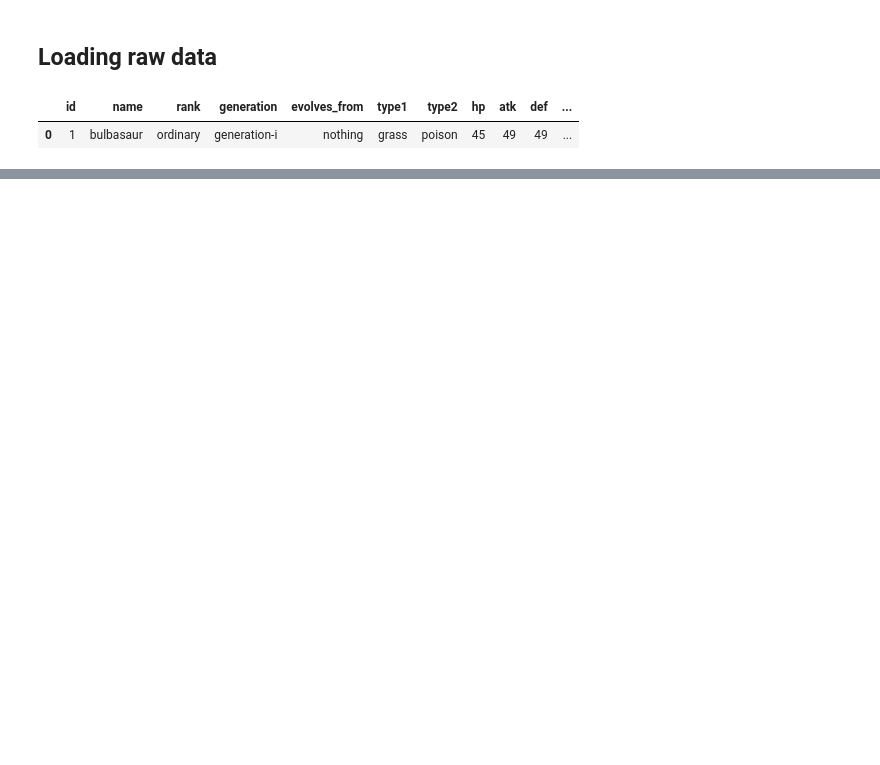
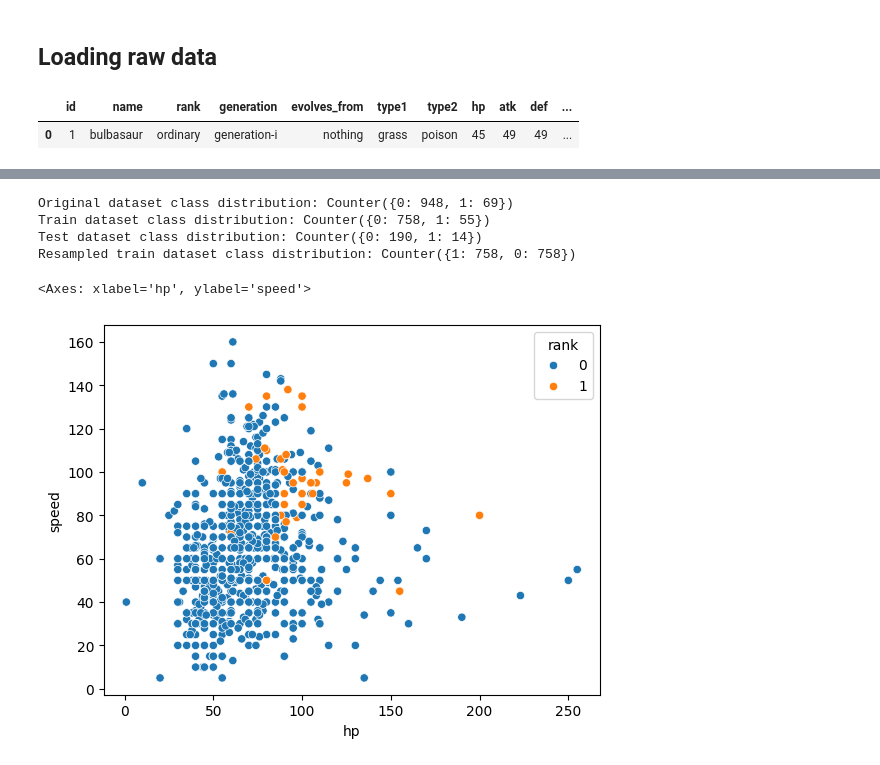
Before and after one commit to howarudo/machine_learning_specialization, a Jupyter notebook: supervised_ml/legendary_predictor.ipynb, the cells around one changed output, grey strips where cells are left out. Drawn from its saved outputs; the diff is of its cells as text; code cells hidden in the pictures; blank space fills up the shorter version.

```diff
--- a/supervised_ml/legendary_predictor.ipynb
+++ b/supervised_ml/legendary_predictor.ipynb
@@ -20,4 +45,3 @@ raw_df.head(1)
 # %%
-clean_df = pd.DataFrame()
-clean_df = raw_df[["hp", "atk", "def", "spatk", "spdef", "speed"]]
+X = raw_df[["hp", "atk", "def", "spatk", "spdef", "speed"]]
 y  = raw_df["rank"].apply(lambda x: 1 if x == "legendary" else 0)
@@ -23,0 +54,27 @@ y  = raw_df["rank"].apply(lambda x: 1 if x == "legendary" else 0)
+# %%
+from sklearn.model_selection import train_test_split
+from imblearn.over_sampling import SMOTE
+from collections import Counter
+
+print("Original dataset class distribution:", Counter(y))
+
+# Split the dataset into training and testing sets (8:2)
+X_train, X_test, y_train, y_test = train_test_split(X, y, stratify=y, test_size=0.2, random_state=42)
+
+print("Train dataset class distribution:", Counter(y_train))
+print("Test dataset class distribution:", Counter(y_test))
+
+# Apply SMOTE to the training data
+sm = SMOTE(sampling_strategy=1, random_state=42)
+X_train_resampled, y_train_resampled = sm.fit_resample(X_train, y_train)
+print("Resampled train dataset class distribution:", Counter(y_train_resampled))
+# %% [output]
+Original dataset class distribution: Counter({0: 948, 1: 69})
+Train dataset class distribution: Counter({0: 758, 1: 55})
+Test dataset class distribution: Counter({0: 190, 1: 14})
+Resampled train dataset class distribution: Counter({1: 758, 0: 758})
+# %%
+sns.scatterplot(data=X_train, x="hp", y="speed", hue=y_train)
+# %% [output]
+<Axes: xlabel='hp', ylabel='speed'>
+[figure, added]
```
Also changed, not shown: parts of 26 cells of this notebook.
